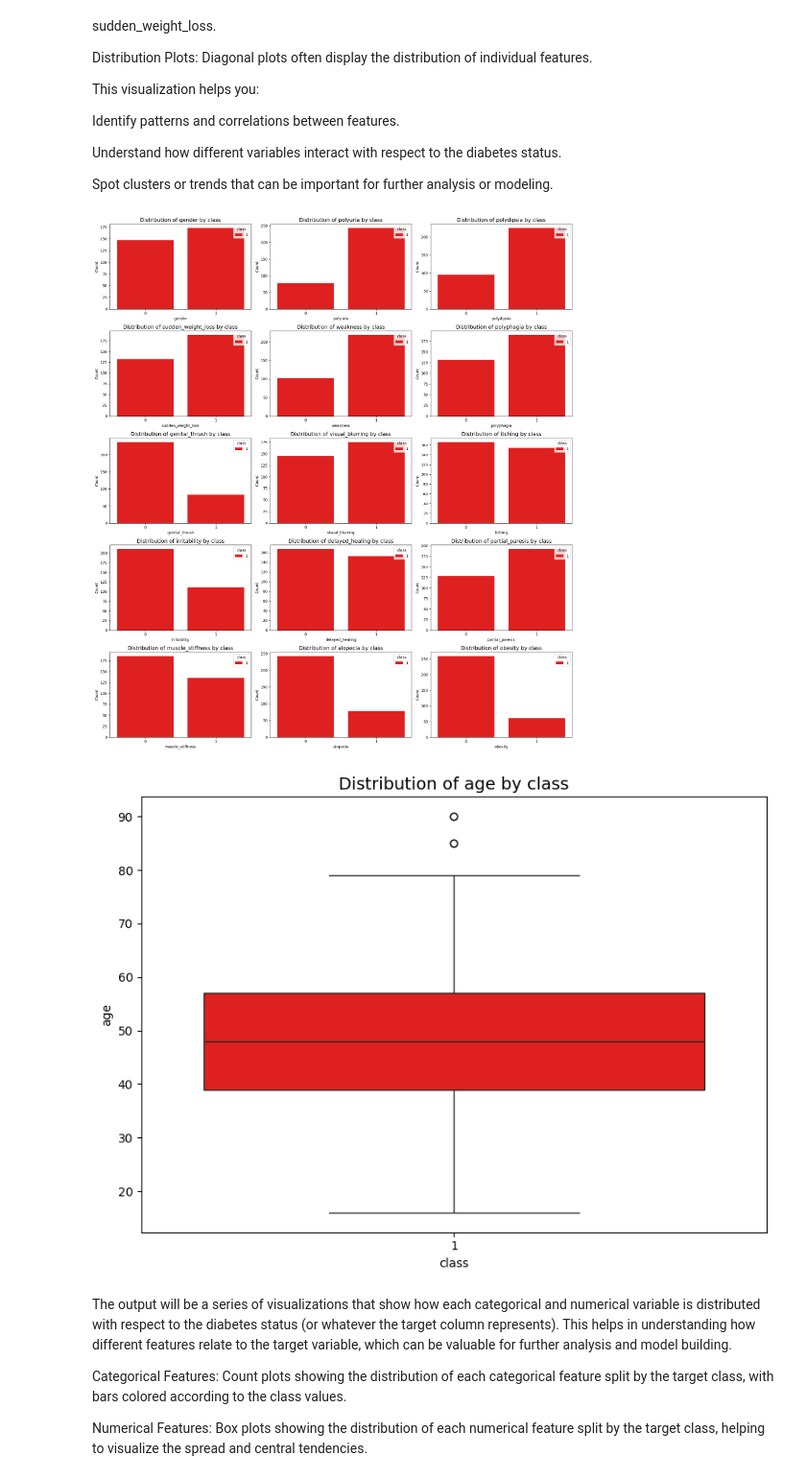
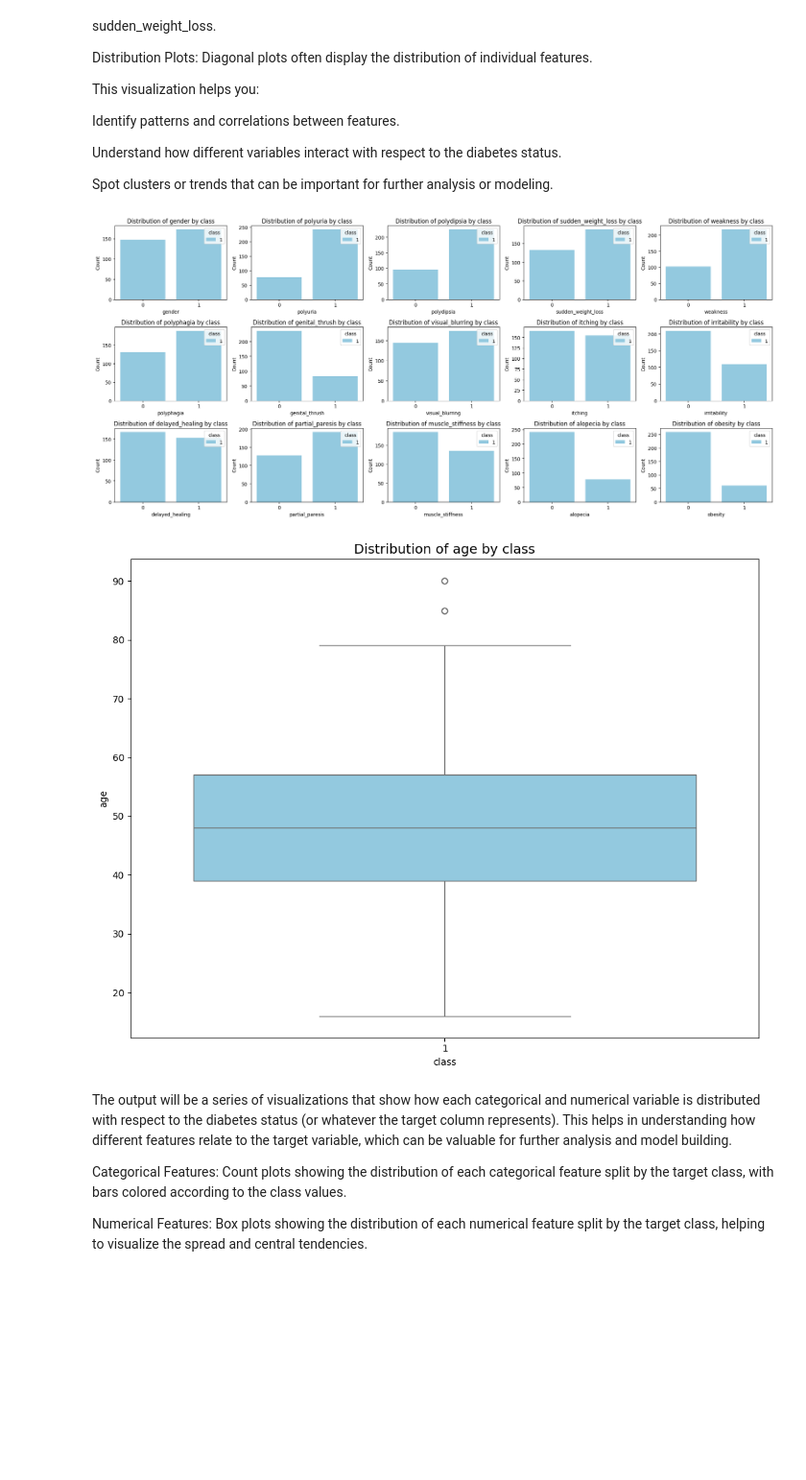
Before and after one commit to sdpunwatkar2/Shantanu-GlucoSense-Infy-Nov24, a Jupyter notebook: GlucoSense_AI_Powered_Diabetes_Detection_for_Early_Intervention.ipynb, the cells around one changed output. Shown at 96% size. Cells and saved outputs as stored; diff of their text form; code cells hidden in the pictures; blank space fills up the shorter version.

```diff
--- a/GlucoSense_AI_Powered_Diabetes_Detection_for_Early_Intervention.ipynb
+++ b/GlucoSense_AI_Powered_Diabetes_Detection_for_Early_Intervention.ipynb
@@ -219,7 +221,7 @@ import matplotlib.pyplot as plt
 polyuria_diabetes = df[df['class'] == 1]['polyuria'].value_counts()
 
 # Define colors for the bars
-colors = ['green' if value == 0 else 'red' for value in polyuria_diabetes.index]
+colors = ['green' if value == 0 else 'skyblue' for value in polyuria_diabetes.index]
 
 # Plot the bar chart with specified colors
 polyuria_diabetes.plot(kind='bar', color=colors, title='Polyuria in Diabetic Patients')
@@ -247,12 +249,13 @@ This visualization helps you quickly see the prevalence of polyuria among diabet
 # %%
 import matplotlib.pyplot as plt
+
 conditions = ['polyuria', 'polydipsia', 'sudden_weight_loss', 'weakness', 'polyphagia',
               'genital_thrush', 'visual_blurring', 'itching',
               'partial_paresis', 'muscle_stiffness', 'alopecia', 'obesity']
 diabetic_df = df[df['class'] == 1]
 fig, axes = plt.subplots(4, 3, figsize=(15, 15))
 axes = axes.flatten()
-color_map = {1: 'red', 0: 'green'}
+color_map = {1: 'skyblue', 0: 'pink'}
 for i, condition in enumerate(conditions):
     diabetic_counts = diabetic_df[condition].value_counts()
     colors = [color_map[label] for label in diabetic_counts.index]
@@ -264,6 +267,8 @@ for i, condition in enumerate(conditions):
         colors=colors
     )
     axes[i].set_title(f"Distribution of {condition}", fontsize=20)
+
 plt.tight_layout()
+
 plt.show()
 # %% [output]
@@ -285,7 +292,7 @@ fig, axes = plt.subplots(4, 4, figsize=(16, 16))
 axes = axes.flatten()
 
 # Define custom colors for values 0 and 1
-colors = {0: 'green', 1: 'red'}
+colors = {0: 'pink', 1: 'skyblue'}
 
 # Iterate over the columns (excluding 'age')
 for i, column in enumerate([col for col in df.columns if col != 'age']):
@@ -350,12 +357,12 @@ categorical_columns = ['gender', 'polyuria', 'polydipsia', 'sudden_weight_loss',
 numerical_columns = ['age']
 
 # Set up subplots for categorical variables
-n_cols = 3
+n_cols = 5
 n_rows = (len(categorical_columns) + n_cols - 1) // n_cols  # Calculate required rows based on number of columns
-fig, axes = plt.subplots(n_rows, n_cols, figsize=(18, n_rows * 4))
+fig, axes = plt.subplots(n_rows, n_cols, figsize=(20, n_rows * 3))
 
 # Custom palette for class values
-palette = {0: 'green', 1: 'red', '0': 'green', '1': 'red'}
+palette = {0: 'pink', 1: 'skyblue', '0': 'pink', '1': 'skyblue'}
 
 # Plot each categorical column with respect to the target column
 for i, col in enumerate(categorical_columns):
@@ -364,40 +371,40 @@ for i, col in enumerate(categorical_columns):
     ax = axes[row, col_idx]
 
     sns.countplot(data=df, x=col, hue=target_column, palette=palette, ax=ax)
-    ax.set_title(f'Distribution of {col} by {target_column}', fontsize=14)
+    ax.set_title(f'Distribution of {col} by {target_column}', fontsize=12)
     ax.set_xlabel(col)
     ax.set_ylabel('Count')
 
     # Set consistent legend position
     ax.legend(title=target_column, loc='upper right')
 
 # Remove any empty subplots
 for j in range(i + 1, n_rows * n_cols):
     fig.delaxes(axes.flatten()[j])
 
 plt.tight_layout()
 plt.show()
 
 # Set up subplots for numerical columns
-fig, axes = plt.subplots(1, len(numerical_columns), figsize=(8 * len(numerical_columns), 6))
+fig, axes = plt.subplots(1, len(numerical_columns), figsize=(10 * len(numerical_columns), 8))
 
 # If there's only one numerical column, make axes a list for consistent indexing
 if len(numerical_columns) == 1:
     axes = [axes]
 
 # Plot each numerical column with respect to the target column
 for i, col in enumerate(numerical_columns):
     sns.boxplot(data=df, x=target_column, y=col, hue=target_column, palette=palette, ax=axes[i])
     axes[i].set_title(f'Distribution of {col} by {target_column}', fontsize=14)
     axes[i].set_xlabel(target_column)
     axes[i].set_ylabel(col)
     axes[i].legend([],[], frameon=False)
 
 plt.tight_layout()
 plt.show()
 # %% [output]
-[figure, old version]
+[figure, new version]
-[figure, old version]
+[figure, new version]
 # %% [markdown]
 The output will be a series of visualizations that show how each categorical and numerical variable is distributed with respect to the diabetes status (or whatever the target column represents). This helps in understanding how different features relate to the target variable, which can be valuable for further analysis and model building.
 
```
Also changed, not shown: parts of 16 cells of this notebook.
